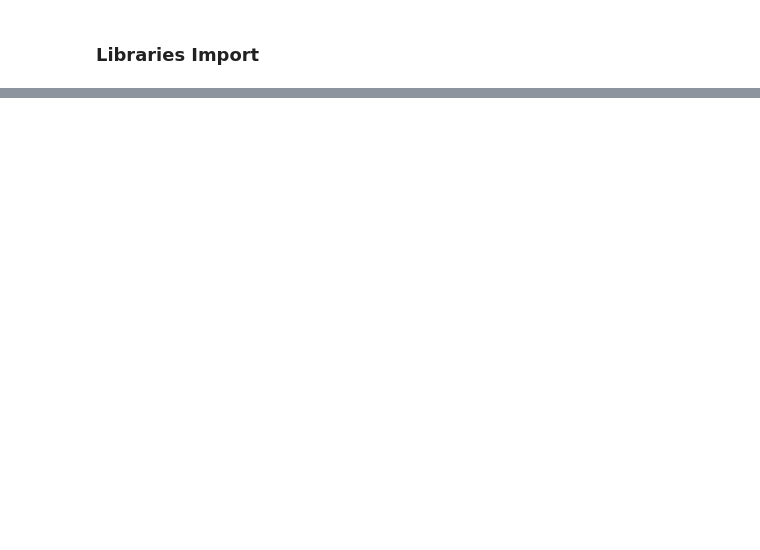
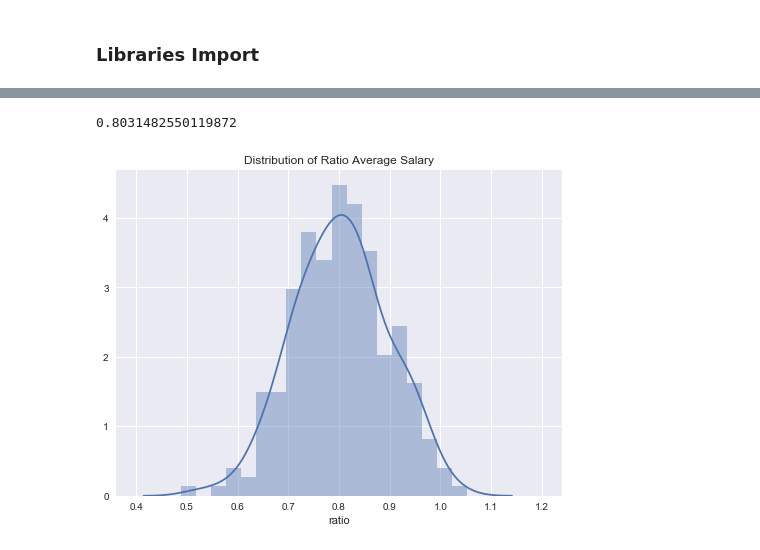
Before and after one commit to geomars/budschallenge, a Jupyter notebook: project/notebook/group_project.ipynb, the cells around one changed output, grey strips where cells are left out. Saved outputs shown, nothing was run; the diff lists cells and outputs as text; code cells hidden in the pictures; blank space fills up the shorter version.

```diff
--- a/project/notebook/group_project.ipynb
+++ b/project/notebook/group_project.ipynb
@@ -145,0 +95,10 @@ train[['female','male','ratio','fatherstotpaid','motherstotpaid','delta']].corr(
+# %%
+df['ratio'] = df.femaleavgweekpay/df.maleavgweekpay
+
+sns.distplot(df.ratio, bins = np.linspace(0.4,1.2,28))
+plt.title('Distribution of Ratio Average Salary')
+
+np.mean(df.ratio)
+# %% [output]
+0.8031482550119872
+[figure, added]
```
Also changed, not shown: parts of 60 cells of this notebook.
